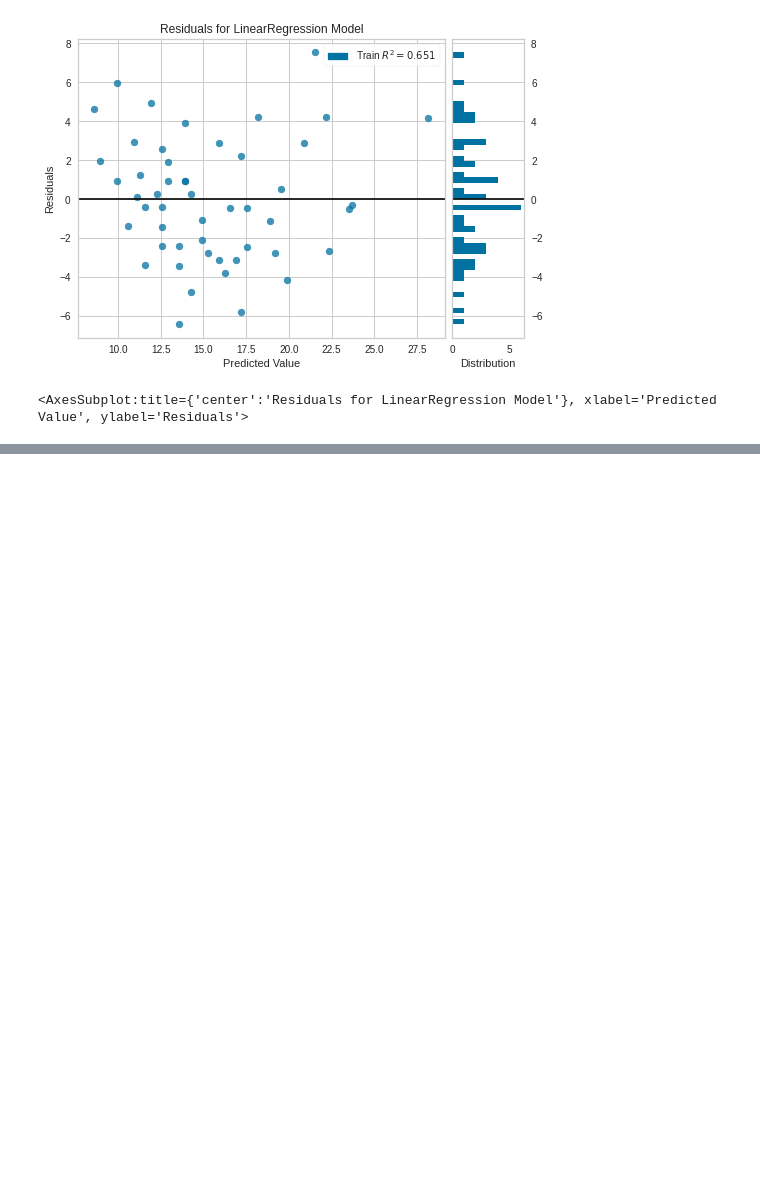
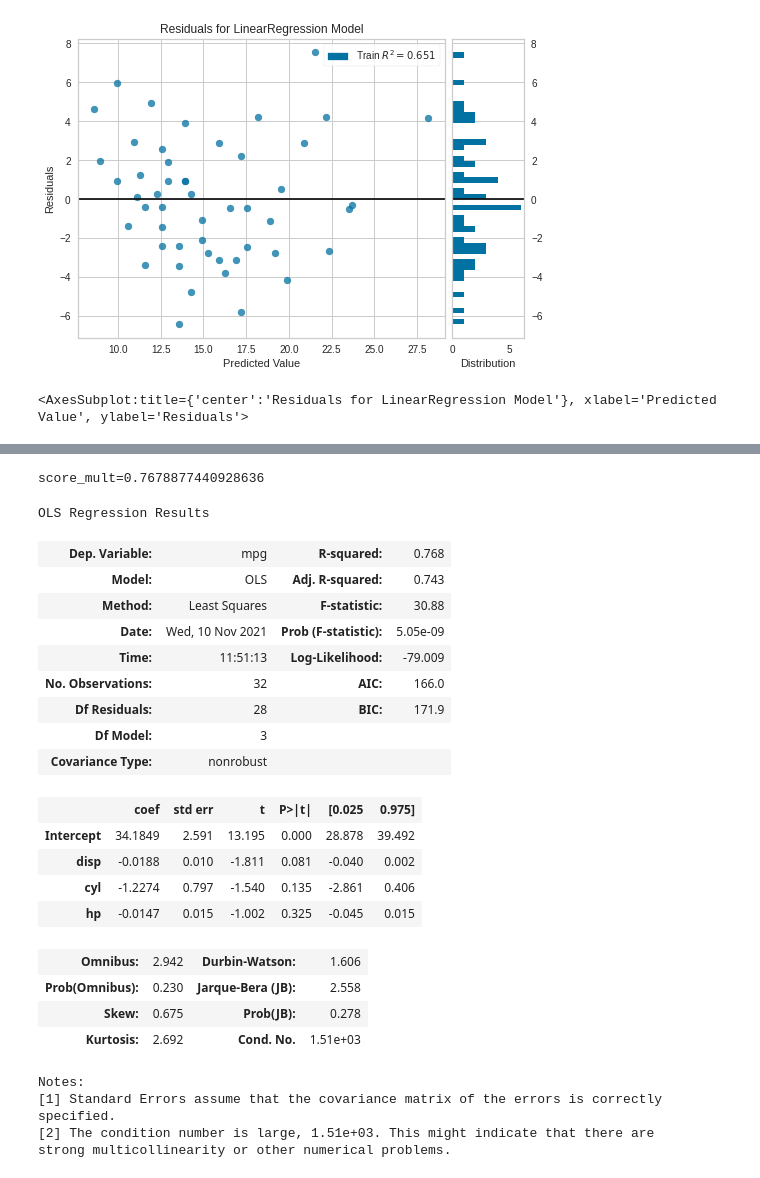
Before and after one commit to pesadaum/learning, a Jupyter notebook: subject/data-science/forma-ds/modulo3/modulo3_estatistica2.ipynb, the cells around one changed output, grey strips where cells are left out. Cells and saved outputs as stored; diff of their text form; code cells hidden in the pictures; blank space fills up the shorter version.

```diff
--- a/subject/data-science/forma-ds/modulo3/modulo3_estatistica2.ipynb
+++ b/subject/data-science/forma-ds/modulo3/modulo3_estatistica2.ipynb
@@ -97,0 +161,47 @@ model._residues=478.02124836119646
+# %%
+# Agora a múltipla
+import pandas as pd
+import matplotlib.pyplot as plt
+import statsmodels.formula.api as sm
+from sklearn.linear_model import LinearRegression
+
+X_mult = df.iloc[:, 1:4].values
+y_mult = df.iloc[:, 0].values
+
+model_mult = LinearRegression()
+model_mult.fit(X_mult, y_mult)
+predict_mult = model_mult.predict(X_mult)
+
+score_mult = model_mult.score(X_mult, y_mult)
+print(f'{score_mult=}')
+
+adjusted_model_mult = sm.ols(formula='mpg ~ disp + cyl + hp', data=df)
+trained_model_mult = adjusted_model_mult.fit()
+trained_model_mult.summary()
+
+# Num sei ainda se tem como visualizar a regressão múltpla mas definitivamente não é igual à regressão simples
+# %% [output]
+score_mult=0.7678877440928636
+OLS Regression Results
+| Dep. Variable: | mpg | R-squared: | 0.768 |
+| Model: | OLS | Adj. R-squared: | 0.743 |
+| Method: | Least Squares | F-statistic: | 30.88 |
+| Date: | Wed, 10 Nov 2021 | Prob (F-statistic): | 5.05e-09 |
+| Time: | 11:51:13 | Log-Likelihood: | -79.009 |
+| No. Observations: | 32 | AIC: | 166.0 |
+| Df Residuals: | 28 | BIC: | 171.9 |
+| Df Model: | 3 |  |  |
+| Covariance Type: | nonrobust |  |  |
+|  | coef | std err | t | P>|t| | [0.025 | 0.975] |
+| Intercept | 34.1849 | 2.591 | 13.195 | 0.000 | 28.878 | 39.492 |
+| disp | -0.0188 | 0.010 | -1.811 | 0.081 | -0.040 | 0.002 |
+| cyl | -1.2274 | 0.797 | -1.540 | 0.135 | -2.861 | 0.406 |
+| hp | -0.0147 | 0.015 | -1.002 | 0.325 | -0.045 | 0.015 |
+| Omnibus: | 2.942 | Durbin-Watson: | 1.606 |
+| Prob(Omnibus): | 0.230 | Jarque-Bera (JB): | 2.558 |
+| Skew: | 0.675 | Prob(JB): | 0.278 |
+| Kurtosis: | 2.692 | Cond. No. | 1.51e+03 |
+Notes:
+[1] Standard Errors assume that the covariance matrix of the errors is correctly specified.
+[2] The condition number is large, 1.51e+03. This might indicate that there are
+strong multicollinearity or other numerical problems.
```
Also changed, not shown: parts of 4 cells of this notebook, 1 other file.
